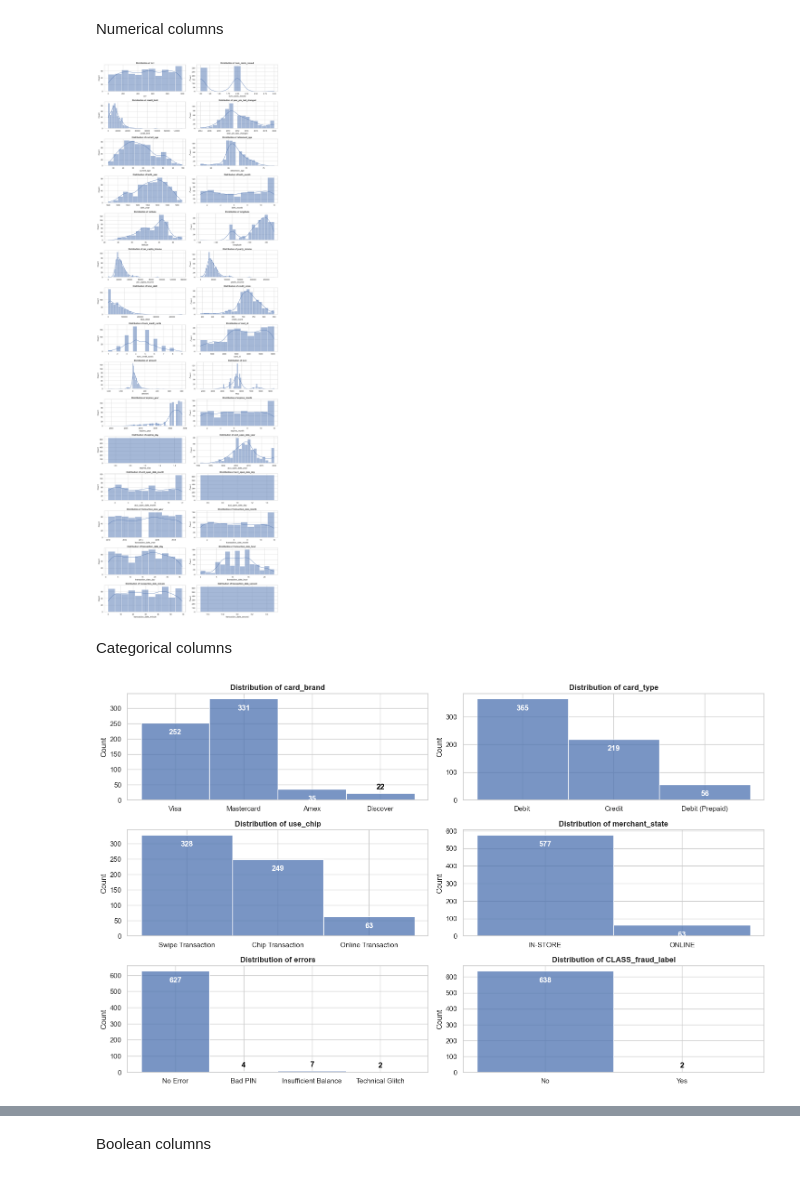
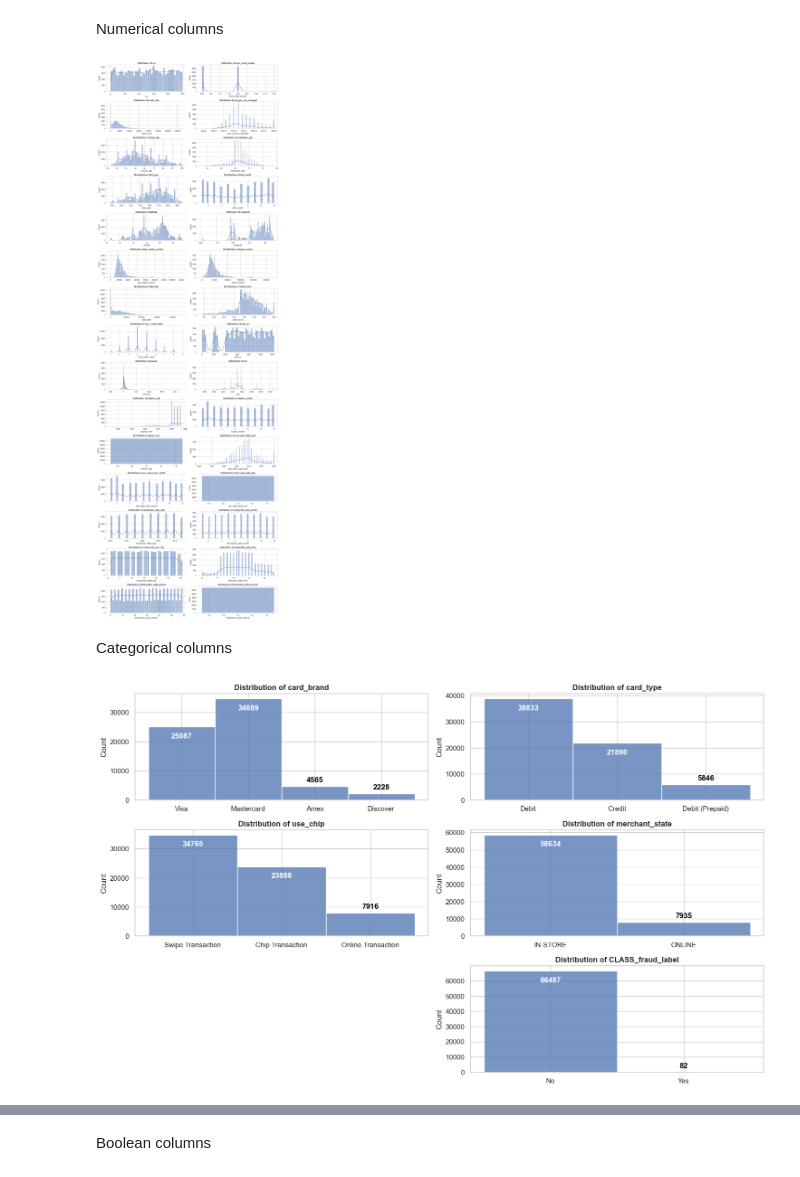
Before and after one commit to Harmxn02/AIS-Project-FinancialTransactions, a Jupyter notebook: Harman/nn_classification_pytorch.ipynb, the cells around one changed output, grey strips where cells are left out. Saved outputs shown, nothing was run; the diff lists cells and outputs as text; code cells hidden in the pictures.

```diff
--- a/Harman/nn_classification_pytorch.ipynb
+++ b/Harman/nn_classification_pytorch.ipynb
@@ -15,7 +17,7 @@ import seaborn as sns
 
 sns.set(style="whitegrid")
 # %%
-df = pd.read_csv("../data/sampled_class/sampled_data_1000.csv")
+df = pd.read_csv("../data/sampled_class/sampled_data_100000.csv")
 df.head()
 # %% [output]
 |  | id | client_id | card_brand | card_type | card_number | expires | cvv | has_chip | num_cards_issued | ... |
@@ -122,7 +124,9 @@ for date_columns in ["expires", "acct_open_date", "date"]:
 
 # Convert 2-valued object-columns to boolean
 df["has_chip"] = df["has_chip"].map({"YES": True, "NO": False}).astype(bool)
-df["card_on_dark_web"] = df["card_on_dark_web"].map({"Yes": True, "No": False}).astype(bool)
+df["card_on_dark_web"] = (
+    df["card_on_dark_web"].map({"Yes": True, "No": False}).astype(bool)
+)
 
 if "gender" in df.columns:
     df["gender_male"] = df["gender"].map({"Male": 1, "Female": 0}).astype(bool)
@@ -155,9 +159,11 @@ dtype: int64
 # and then setting all the ones that are states to "IN-STORE"
 # and then drop `merchant_city`
 df["merchant_state"] = np.where(
-    df["merchant_city"] == "ONLINE", "ONLINE",df["merchant_state"])
+    df["merchant_city"] == "ONLINE", "ONLINE", df["merchant_state"]
+)
 df["merchant_state"] = np.where(
-    df["merchant_state"].str.len() == 2, "IN-STORE", df["merchant_state"])
+    df["merchant_state"].str.len() == 2, "IN-STORE", df["merchant_state"]
+)
 
 df.drop(columns=["merchant_city"], inplace=True)
 
@@ -264,35 +270,50 @@ for i, column in enumerate(numerical_columns):
 plt.tight_layout()
 plt.show()
 # %% [output]
-[figure, old version]
+[figure, new version]
 # %% [markdown]
 Categorical columns
 # %%
 plt.figure(figsize=(15, 60))
 
 for i, column in enumerate(categorical_columns):
+    if column in ["errors"]:
+        continue
+
     plt.subplot(len(df.columns) // 2 + len(df.columns) % 2, 2, i + 1)
     ax = sns.histplot(data=df, x=df[column])
     plt.title(f"Distribution of {column}", fontweight="bold")
     plt.xlabel("")
 
     # Add numbers above each bar
     for p in ax.patches:
         height = p.get_height()
         # Inside bar
-        if height > 30:
-            ax.annotate(f"{int(height)}",
-                        (p.get_x() + p.get_width() / 2., height),
-                        ha="center", va="center",
-                        xytext=(0, -15), textcoords="offset points", fontweight="bold", color="white")
+        if height > 10_000:
+            ax.annotate(
+                f"{int(height)}",
+                (p.get_x() + p.get_width() / 2.0, height),
+                ha="center",
+                va="center",
+                xytext=(0, -15),
+                textcoords="offset points",
+                fontweight="bold",
+                color="white",
+            )
         # Above bar
-        if height <= 30:
-            ax.annotate(f"{int(height)}",
-						(p.get_x() + p.get_width() / 2., height),
-						ha="center", va="center",
-						xytext=(0, 10), textcoords="offset points", fontweight="bold", color="black")
+        if height <= 10_000:
+            ax.annotate(
+                f"{int(height)}",
+                (p.get_x() + p.get_width() / 2.0, height),
+                ha="center",
+                va="center",
+                xytext=(0, 10),
+                textcoords="offset points",
+                fontweight="bold",
+                color="black",
+            )
 
 plt.tight_layout()
 plt.show()
 # %% [output]
-[figure, old version]
+[figure, new version]
```
Also changed, not shown: parts of 17 cells of this notebook, 1 other file.
